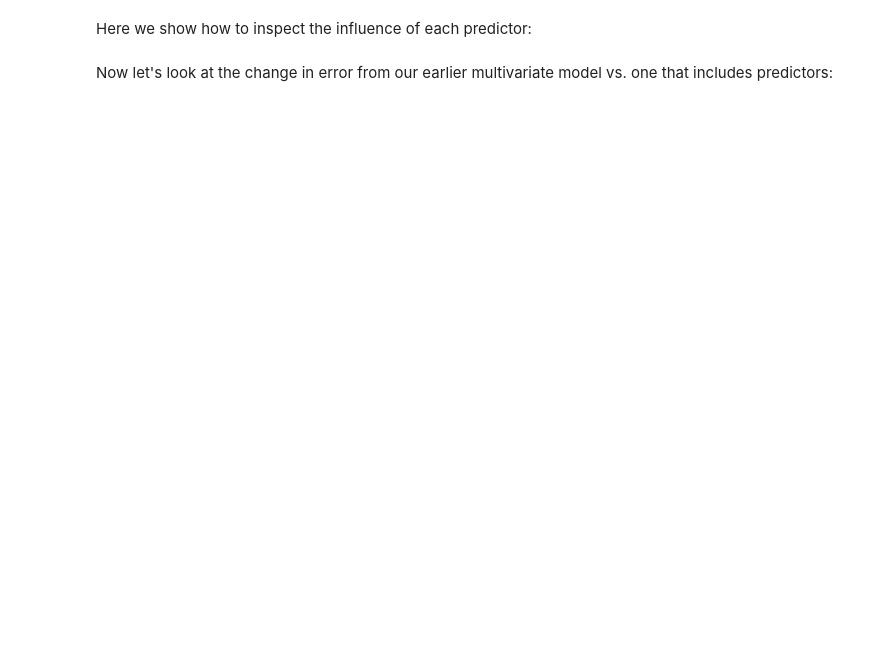
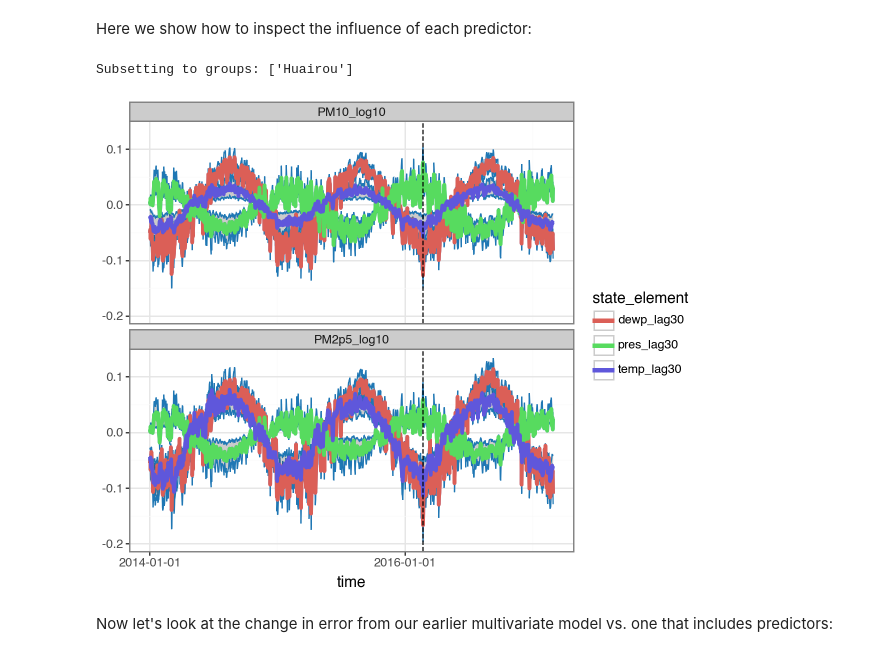
Before and after one commit to strongio/torchcast, a Jupyter notebook: docs/examples/air_quality.ipynb, the cells around one changed output. Saved outputs shown, nothing was run; the diff lists cells and outputs as text; code cells hidden in the pictures; blank space fills up the shorter version.

```diff
--- a/docs/examples/air_quality.ipynb
+++ b/docs/examples/air_quality.ipynb
@@ -284,22 +466,22 @@ from torchcast.process import LinearModel
 
 # prepare external predictors:
 predictors_raw = ['TEMP', 'PRES', 'DEWP']
-predictors = [p.lower() + '_lag4' for p in predictors_raw]
+predictors = [p.lower() + '_lag30' for p in predictors_raw]
 # standardize:
 predictor_means = df_aq.query("dataset=='train'")[predictors_raw].mean()
 predictor_stds = df_aq.query("dataset=='train'")[predictors_raw].std()
 df_aq[predictors] = (df_aq[predictors_raw] - predictor_means) / predictor_stds
 # lag:
-df_aq[predictors] = df_aq.groupby('station')[predictors].shift(4, fill_value=0)
+df_aq[predictors] = df_aq.groupby('station')[predictors].shift(30, fill_value=0)
 
 # create dataset:
 dataset_pm_lm = TimeSeriesDataset.from_dataframe(
     dataframe=df_aq,
-    dt_unit='W',
+    dt_unit='D',
     y_colnames=['PM10_log10','PM2p5_log10'],
     X_colnames=predictors,
     group_colname='station',
-    time_colname='week',
+    time_colname='date',
 )
 dataset_pm_lm_train, _ = dataset_pm_lm.train_val_split(dt=SPLIT_DT)
 dataset_pm_lm_train
@@ -309,8 +493,28 @@ _processes = []
 for m in dataset_pm_lm.measures[0]:
     _processes.extend([
         LocalTrend(id=f'{m}_trend', measure=m),
-        Season(id=f'{m}_day_in_year', period=365.25 / 7, dt_unit='W', K=5, measure=m, fixed=True),
-        LinearModel(id=f'{m}_lm', predictors=predictors, measure=m)
+
+        Season(
+            id=f'{m}_day_in_year',
+            period=365.25,
+            dt_unit='D',
+            K=4,
+            measure=m,
+            fixed=True
+        ),
+
+        Season(
+            id=f'{m}_day_in_week',
+            period=7,
+            dt_unit='D',
+            K=2,
+            measure=m,
+            fixed=True
+        ),
+
+        LinearModel(
+            id=f'{m}_lm', predictors=predictors, measure=m
+        )
     ])
 kf_pm_lm = KalmanFilter(measures=dataset_pm_lm.measures[0], processes=_processes)
 
@@ -319,5 +523,7 @@ y, X = dataset_pm_lm_train.tensors
 kf_pm_lm.fit(
     y,
     X=X, # if you want to supply different predictors to different processes, you can use `{process_name}__X`
-    start_offsets=dataset_pm_lm_train.start_datetimes
+    start_offsets=dataset_pm_lm_train.start_datetimes,
+    n_step=5,
+    every_step=False
 )
@@ -326,21 +538,24 @@ Here we show how to inspect the influence of each predictor:
 # %%
 # inspect components:
 with torch.no_grad():
     y, X = dataset_pm_lm.tensors
     one_mo_lm = kf_pm_lm(
         y,
         X=X,
         start_offsets=dataset_pm_lm.start_datetimes,
-        n_step=4
+        n_step=30
     )
 one_mo_lm.plot(
     one_mo_lm
     .to_dataframe(dataset_pm_lm, type='components')
     .query("process.str.contains('lm')")
     .query("time > '2014-01-01'"),
     split_dt=SPLIT_DT,
     figure_size=(6,5)
 ) + facet_wrap('measure', ncol=1)
+# %% [output]
+Subsetting to groups: ['Huairou']
+[figure, added]
 # %% [markdown]
 Now let's look at the change in error from our earlier multivariate model vs. one that includes predictors:
 # %%
```
Also changed, not shown: parts of 25 cells of this notebook.
